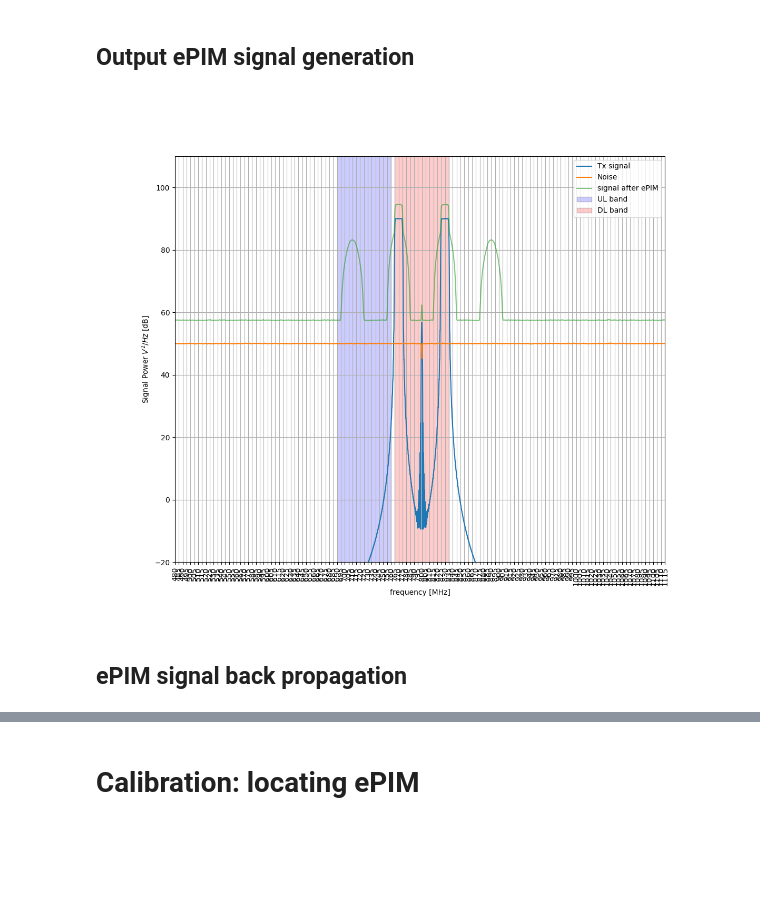
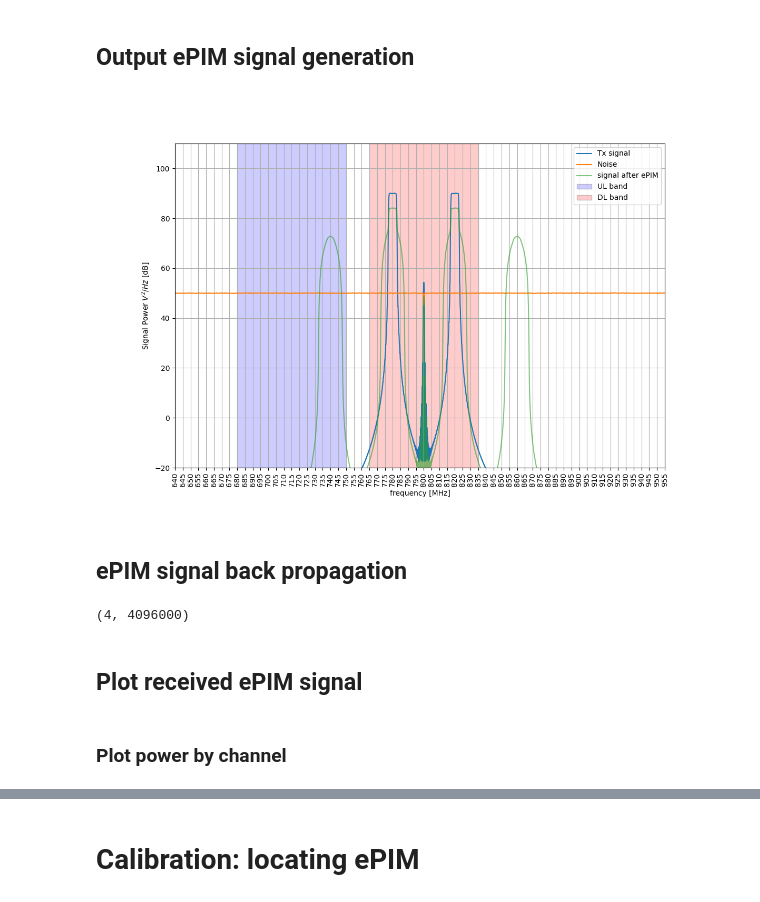
Before and after one commit to ladnlav/diploma, a Jupyter notebook: MM.ipynb, the cells around one changed output, grey strips where cells are left out. Saved outputs shown, nothing was run; the diff lists cells and outputs as text; code cells hidden in the pictures; blank space fills up the shorter version.

Commit message:
power setting fixes made, ePIM received plotted

```diff
--- a/MM.ipynb
+++ b/MM.ipynb
@@ -118,14 +119,14 @@ def PS(bits):
 # %% [markdown]
 ## Parameters setting
 # %%
-Fc1 = 30e3 # in kHz n25 band carrier frequency
-Fc2 = 30e3 # in kHz n66 band carrier frequency
+Fc1 = 20e3 # in kHz n25 band carrier frequency
+Fc2 = 20e3 # in kHz n66 band carrier frequency
 
 K = 64 # number of used OFDM subcarriers
-df = 2*10*1e3/K # scs in kHz, 2*Occupied_bandwidth[Mhz]*1e3/Subcarrier_num
+df = 2*5*1e3/K # scs in kHz, 2*Occupied_bandwidth[Mhz]*1e3/Subcarrier_num
 Nfft = int(2048*2)
 
-B = df*int(Nfft/2) #  bandwidth in Hz
+B = df*int(Nfft/2) #  bandwidth in kHz
 print("Current Bandwidth: in kHz", B)
 print("Current Occupied Bandwidth: in kHz", df*int(K/2))
 Fs = B         # sampling frequency
@@ -404,7 +402,7 @@ A_PIM=A_PIM.reshape(-1,1)
 
 AR_PIM = A_PIM * M_tx # array response = basic array response * element radiation pattern
 # %%
-signal_PIM = s_noised
+signal_PIM = s_amp
 signal_PIM = signal_PIM.reshape(-1,1).T
 
 # matrix multiply
@@ -426,60 +422,59 @@ alpha = np.sqrt(1)
+# %%
+alpha = 0.55 # attenuation of the ePIM signal
 # %%
-Sig_pow=np.mean(np.abs(tx_precoded_PIM)**2) # current mean power of the Tx signal
+Sig_pow=np.mean(np.abs(s_amp)**2) # current mean power of the Tx signal
 power=np.mean(np.abs(tx_PIM_out)**2) # current mean power of the PIM
 amp_factor = np.sqrt(Sig_pow/power)
 tx_PIM_out = alpha*amp_factor*tx_PIM_out
 # %%
 f, Pxx_spec = welch(np.transpose(s_amp), Fs, nperseg=nperseg, nfft=Nfft, return_onesided=False)
 _, noise_spec = welch(np.transpose(noise), Fs, nperseg=nperseg, nfft=Nfft, return_onesided=False)
-_, s_rx_spec = welch(np.transpose(s_rx), Fs, nperseg=nperseg, nfft=Nfft, return_onesided=False)
 _, s_PIM = welch(np.transpose(tx_PIM_out), Fs, nperseg=nperseg, nfft=Nfft, return_onesided=False)
 
 Pxx_spec = np.mean(Pxx_spec,0)
 noise_spec = np.mean(noise_spec,0)
-s_rx_spec = np.mean(s_rx_spec,0)
 s_PIM_spec = np.mean(s_PIM,0)
 
 Pxx_dB=10*np.log10(np.abs(Pxx_spec)*Fs)
 noise_spec_dB= 10*np.log10(np.abs(noise_spec)*Fs)
-s_rx_spec_dB = 10*np.log10(np.abs(s_rx_spec)*Fs)
 s_PIM_dB = 10*np.log10(np.abs(s_PIM_spec)*Fs)
 
-plt.figure(figsize=(12,10))
+plt.figure(figsize=(12,8))
 shift = 800e3 # in kHz
 f_MHz = (f+shift) / 1e3
 
 plt.plot(np.fft.fftshift(f_MHz), np.fft.fftshift(Pxx_dB), label='Tx signal')
 plt.plot(np.fft.fftshift(f_MHz), np.fft.fftshift(noise_spec_dB), label='Noise')
-#plt.plot(np.fft.fftshift(f_MHz), np.fft.fftshift(s_rx_spec_dB), label='Rx signal', alpha=0.6)
 plt.plot(np.fft.fftshift(f_MHz), np.fft.fftshift(s_PIM_dB), label='signal after ePIM', alpha=0.6)
+
 plt.xlabel('frequency [MHz]')
 plt.ylabel('Signal Power $V^2/Hz$ [dB]')
 plt.ylim(bottom=-20, top=110)
 plt.xlim(left=(-5*Fc1+shift)/1e3, right=(5*Fc2+shift)/1e3)
 
 # Specify the UP-link bandwidth
 bandwidth_up = 70 # in MHz
 Fc_up = (Fc1+shift)/1e3-1.5*bandwidth_up # in MHz
 up_band = patches.Rectangle((Fc_up - bandwidth_up / 2, plt.ylim()[0]),
                           bandwidth_up, plt.ylim()[1] - plt.ylim()[0],
                           linewidth=1, edgecolor='black', facecolor='blue',alpha = 0.2, label='UL band')
 plt.gca().add_patch(up_band)
 
 # Specify the DL-link bandwidth
 bandwidth_dl = 70 # in MHz
 Fc_dl = (shift)/1e3 # in MHz
 dl_band = patches.Rectangle((Fc_dl - bandwidth_dl / 2, plt.ylim()[0]),
                           bandwidth_dl, plt.ylim()[1] - plt.ylim()[0],
                           linewidth=1, edgecolor='black', facecolor='red',alpha = 0.2, label='DL band')
 plt.gca().add_patch(dl_band)
 
 custom_bins = np.arange(np.min(f_MHz), np.max(f_MHz), 5)
 plt.xticks(custom_bins, rotation='vertical')
 plt.grid()
 plt.legend()
 plt.show()
 # %% [output]
-[figure, old version]
+[figure, new version]
 # %% [markdown]
 ## ePIM signal back propagation
 # %%
@@ -497,4 +492,8 @@ signal_PIM_bp = signal_PIM_bp.reshape(-1,1).T
 
 # matrix multiply
 sig_PIM = np.kron(A_PIM_bp,signal_PIM_bp) # tx_signal now is 2D array, 1D is time and 1D is the spatial dimension
+# %%
+sig_PIM.shape
+# %% [output]
+(4, 4096000)
 # %%
@@ -502,3 +516,7 @@ RX_sig_PIM = np.reshape(np.squeeze(sig_PIM),(Ntx,Nfft,N))
+# %% [markdown]
+## Plot received ePIM signal
+# %% [markdown]
+### Plot power by channel
 # %%
 RX_sig_PIM_mean = np.squeeze(np.mean(RX_sig_PIM,2))
 RX_sig_PIM_mean.shape
```
Also changed, not shown: parts of 27 cells of this notebook.
